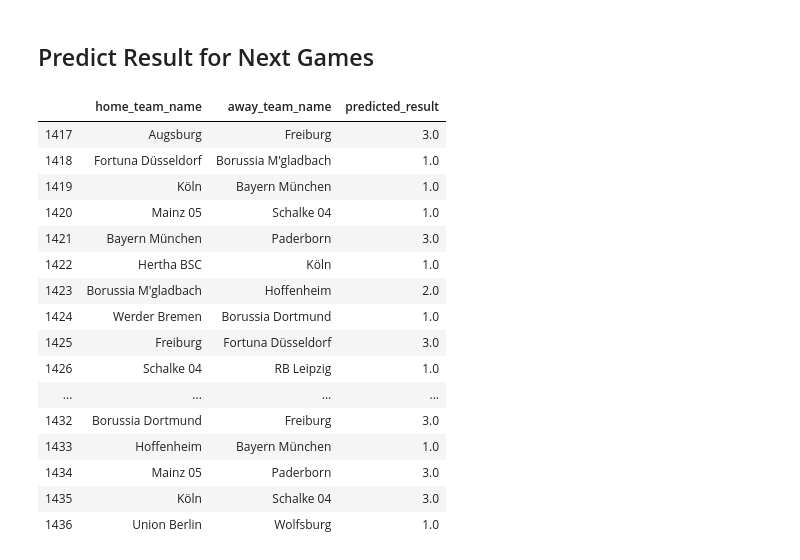
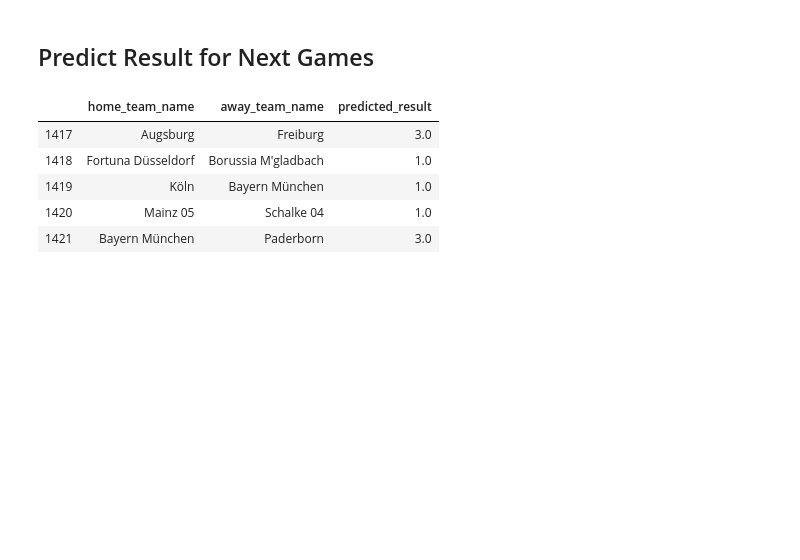
Before and after one commit to nichohelmut/football_results, a Jupyter notebook: XGBoost-Analysis.ipynb, the cells around one changed output. Saved outputs shown, nothing was run; the diff lists cells and outputs as text; code cells hidden in the pictures; blank space fills up the shorter version.

```diff
--- a/XGBoost-Analysis.ipynb
+++ b/XGBoost-Analysis.ipynb
@@ -199,25 +199,14 @@ xgb_df_next_games = df_next_games.copy()
 # %%
 xgb_df_next_games['predicted_result'] = z_pred
 # %%
-xgb_df_next_games
+xgb_df_next_games.head()
 # %% [output]
 |  | home_team_name | away_team_name | predicted_result |
 | 1417 | Augsburg | Freiburg | 3.0 |
 | 1418 | Fortuna Düsseldorf | Borussia M'gladbach | 1.0 |
 | 1419 | Köln | Bayern München | 1.0 |
 | 1420 | Mainz 05 | Schalke 04 | 1.0 |
 | 1421 | Bayern München | Paderborn | 3.0 |
-| 1422 | Hertha BSC | Köln | 1.0 |
-| 1423 | Borussia M'gladbach | Hoffenheim | 2.0 |
-| 1424 | Werder Bremen | Borussia Dortmund | 1.0 |
-| 1425 | Freiburg | Fortuna Düsseldorf | 3.0 |
-| 1426 | Schalke 04 | RB Leipzig | 1.0 |
-| ... | ... | ... | ... |
-| 1432 | Borussia Dortmund | Freiburg | 3.0 |
-| 1433 | Hoffenheim | Bayern München | 1.0 |
-| 1434 | Mainz 05 | Paderborn | 3.0 |
-| 1435 | Köln | Schalke 04 | 3.0 |
-| 1436 | Union Berlin | Wolfsburg | 1.0 |
 # %%
 lr_z_pred = LR.predict(Z)
 # %%
```
Also changed, not shown: parts of 11 cells of this notebook, 14 other files.
